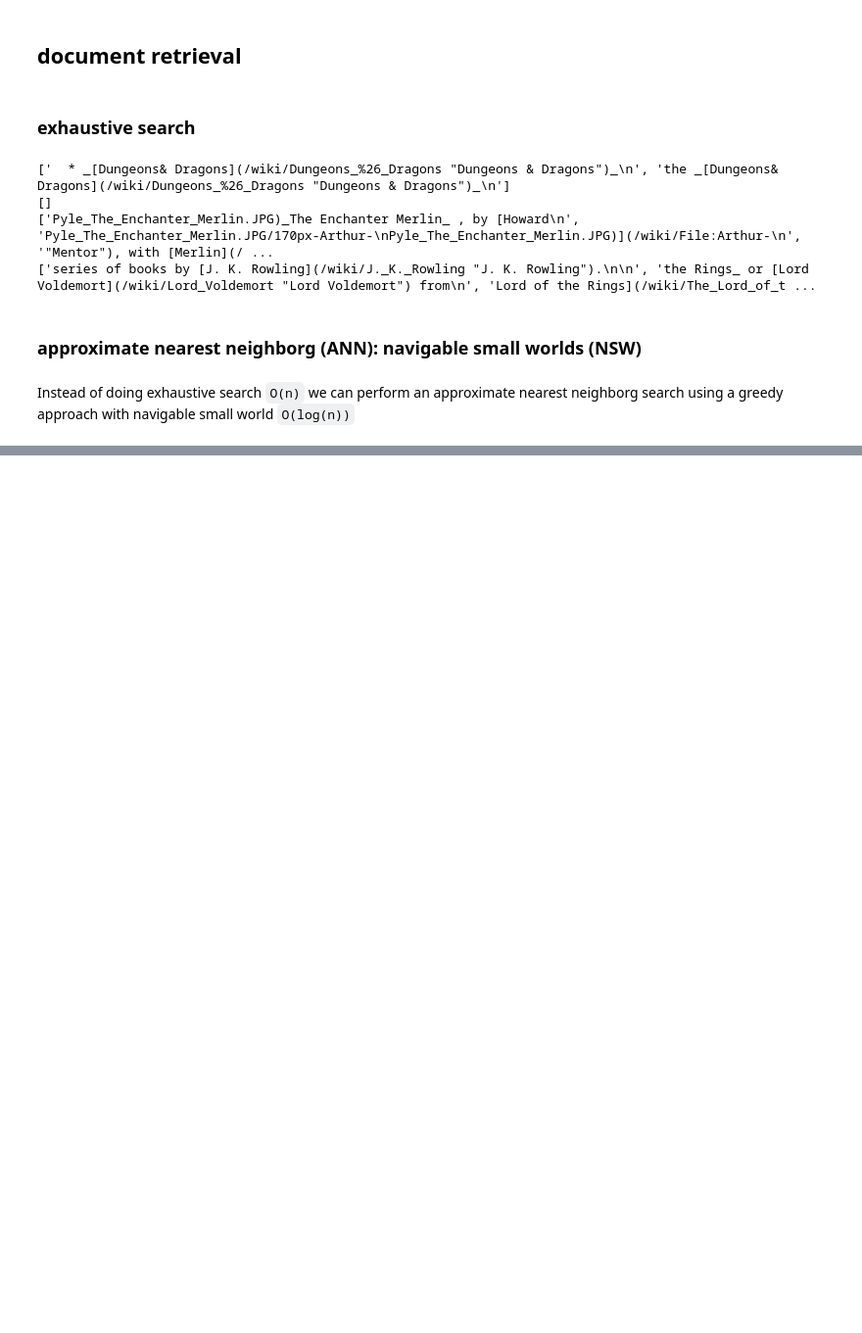
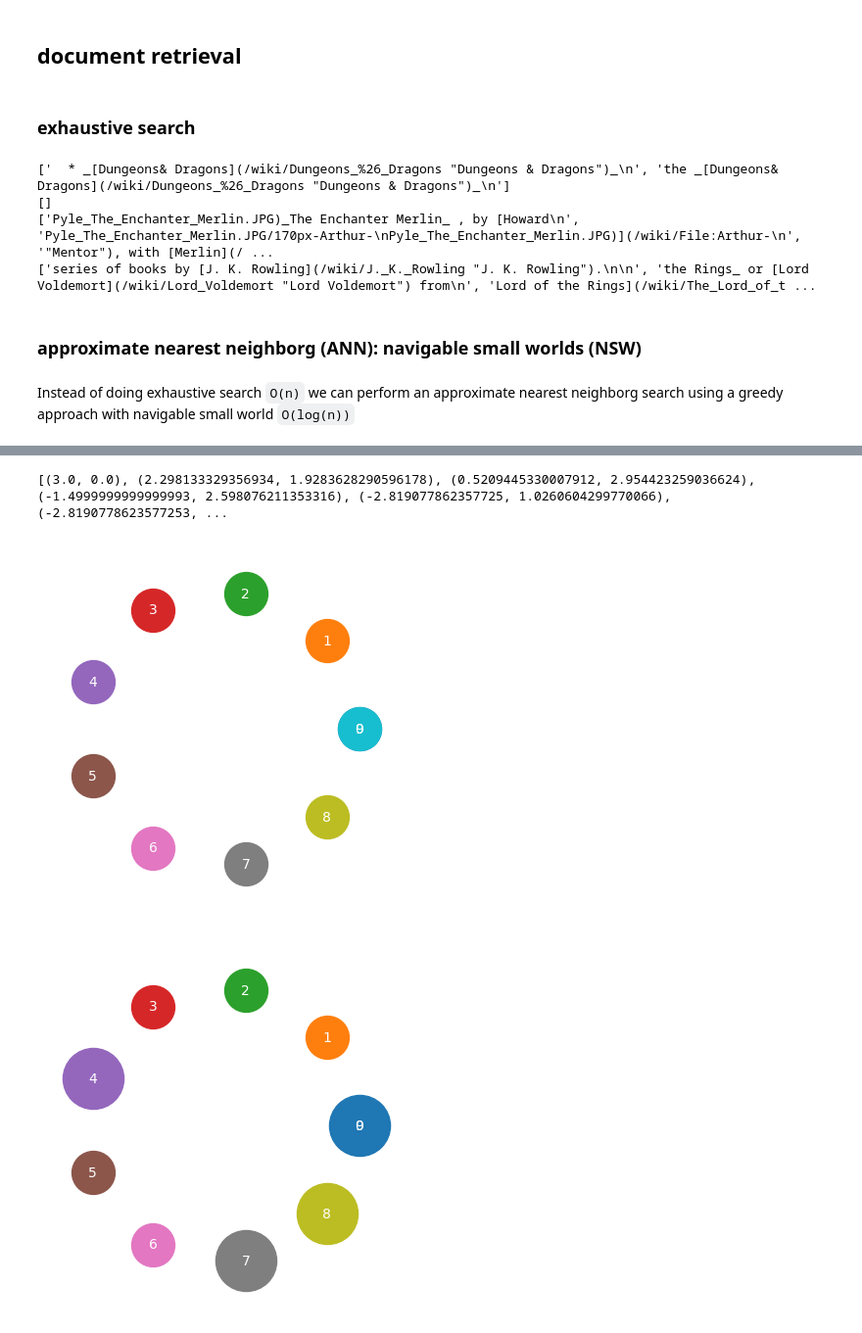
Before and after one commit to peluche/RAG-and-tatters, a Jupyter notebook: RAG-and-tatters.ipynb, the cells around one changed output, grey strips where cells are left out. Shown at 98% size. Drawn from its saved outputs; the diff is of its cells as text; code cells hidden in the pictures; blank space fills up the shorter version.

```diff
--- a/RAG-and-tatters.ipynb
+++ b/RAG-and-tatters.ipynb
@@ -444,0 +466,22 @@ plot_nsw(graph)
+# %%
+def generate_circle_points(r, cx=0, cy=0, num_points=10):
+    # Create an array of angles
+    angles = np.linspace(0, 2 * np.pi, num_points)
+
+    # Calculate the x and y coordinates
+    x = cx + r * np.cos(angles)
+    y = cy + r * np.sin(angles)
+
+    return list(zip(x, y))
+
+points = generate_circle_points(r=3)
+print(points)
+
+# graph = [Node(idx, pos, [random.randint(0, 9), random.randint(0, 9)]) for idx, pos in enumerate(points)]
+graph = [Node(idx, pos) for idx, pos in enumerate(points)]
+plot_nsw(graph)
+plot_nsw(graph, hl_nodes=[0, 4, 8, 7])
+# %% [output]
+[(3.0, 0.0), (2.298133329356934, 1.9283628290596178), (0.5209445330007912, 2.954423259036624), (-1.4999999999999993, 2.598076211353316), (-2.819077862357725, 1.0260604299770066), (-2.8190778623577253, ...
+[figure, added]
+[figure, added]
```
Also changed, not shown: parts of 6 cells of this notebook.
